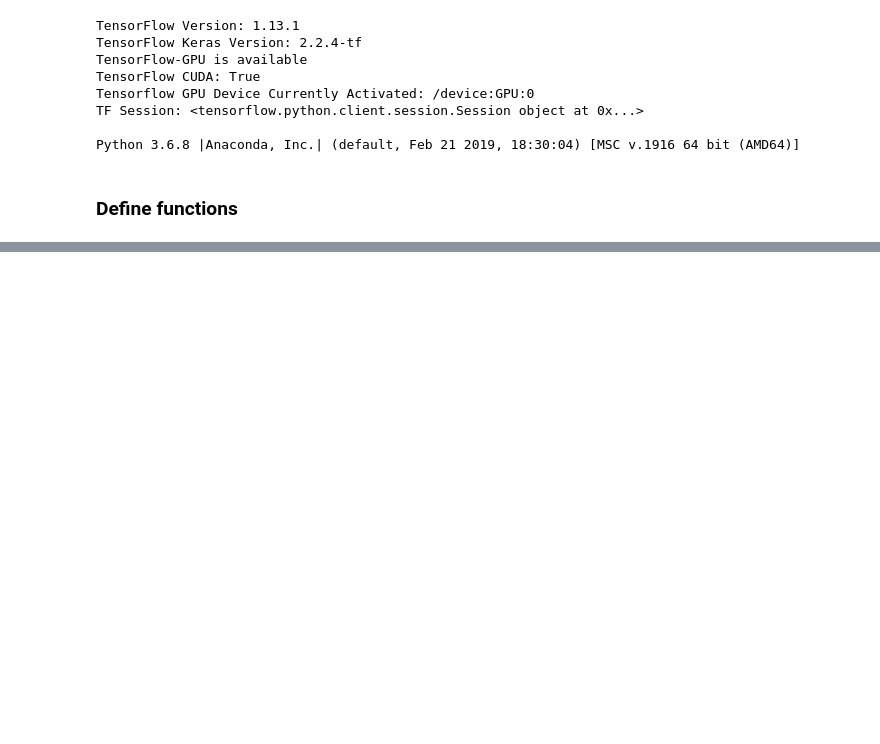
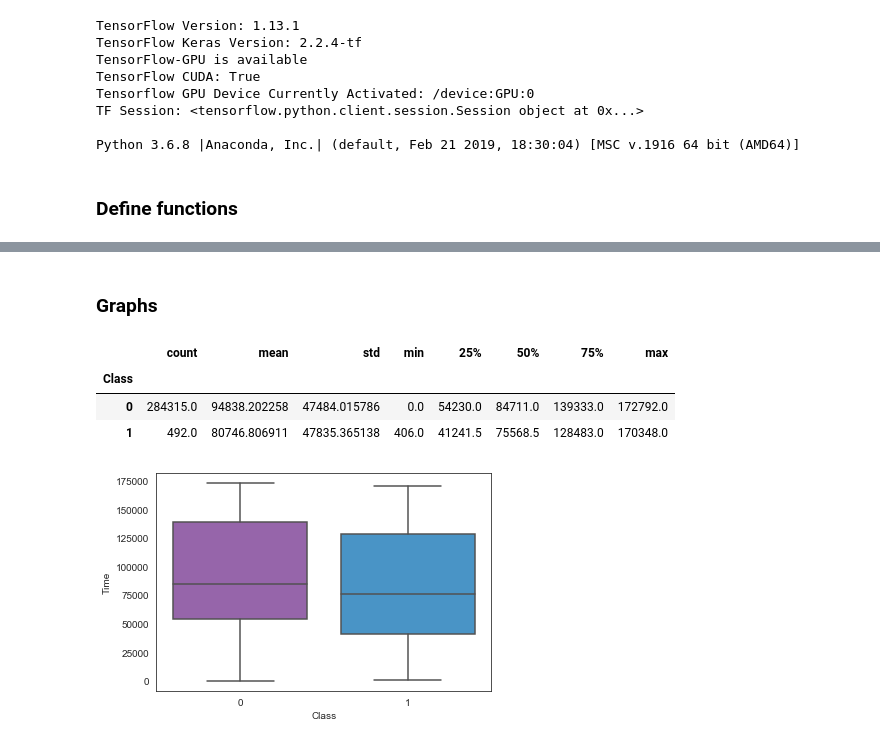
Before and after one commit to davidtnly/Python, a Jupyter notebook: MachineLearning/19-tensorflow-fraud-detection.ipynb, the cells around one changed output, grey strips where cells are left out. Saved outputs shown, nothing was run; the diff lists cells and outputs as text; code cells hidden in the pictures; blank space fills up the shorter version.

```diff
--- a/MachineLearning/19-tensorflow-fraud-detection.ipynb
+++ b/MachineLearning/19-tensorflow-fraud-detection.ipynb
@@ -139,0 +192,11 @@ get_nulls(data)
+# %% [markdown]
+### Graphs
+# %%
+sns.boxplot(x='Class', y='Time',data=data)
+data.groupby('Class').Time.describe()
+# %% [output]
+|  | count | mean | std | min | 25% | 50% | 75% | max |
+| Class |  |  |  |  |  |  |  |  |
+| 0 | 284315.0 | 94838.202258 | 47484.015786 | 0.0 | 54230.0 | 84711.0 | 139333.0 | 172792.0 |
+| 1 | 492.0 | 80746.806911 | 47835.365138 | 406.0 | 41241.5 | 75568.5 | 128483.0 | 170348.0 |
+[figure, added]
```
Also changed, not shown: parts of 51 cells of this notebook, 5 other files.
